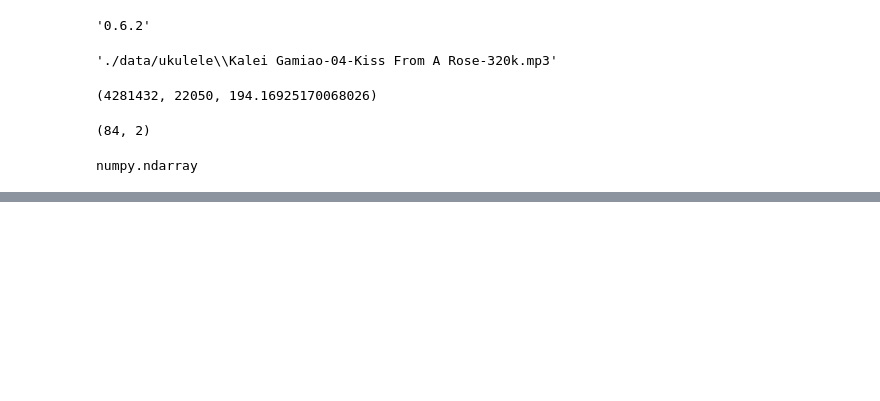
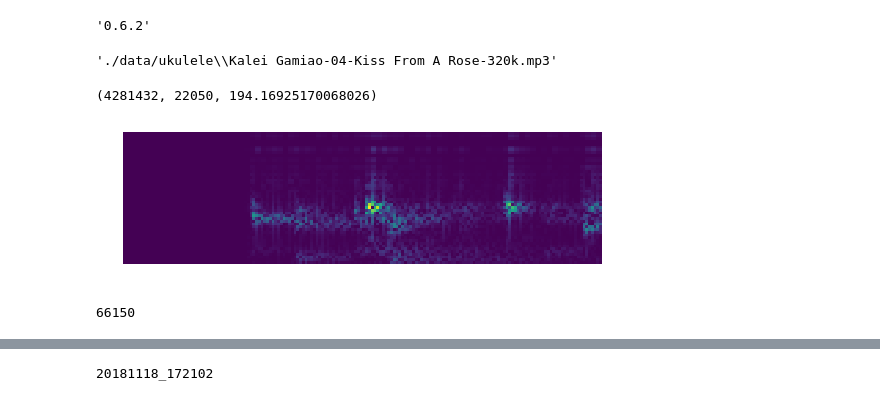
Before and after one commit to sweetcocoa/timbre_transfer, a Jupyter notebook: librosa_practice.ipynb, the cells around one changed output, grey strips where cells are left out. Saved outputs shown, nothing was run; the diff lists cells and outputs as text; code cells hidden in the pictures; blank space fills up the shorter version.

Commit message:
librosa practicing..

```diff
--- a/librosa_practice.ipynb
+++ b/librosa_practice.ipynb
@@ -21,16 +23,21 @@ duration = len(y) / sr
 len(y), sr, duration
 # %% [output]
 (4281432, 22050, 194.16925170068026)
-# %%
-window_size = 512
-one_window = y[:window_size]
-cqt = librosa.cqt(one_window)
-cqt.shape
-# %% [output]
-(84, 2)
-# %%
-C_cqt = abs(cqt)
-type(C_cqt)
-# %% [output]
-numpy.ndarray
+# %%
+C_cqts = []
+target_duration = 2
+for i in range(0, int(sr*target_duration), window_size):
+    one_window = y[i:min(i+window_size, len(y))]
+    C_cqt = abs(librosa.cqt(one_window, sr=sr, fmin=librosa.note_to_hz("C2"), n_bins=48))
+    C_cqts.append(C_cqt)
+# %%
+C_cqts_cat = np.concatenate(C_cqts, axis=1)
+# %%
+PinkBlack.notebook.show_multiple_images([C_cqts_cat], img_size=10)
+# %% [output]
+[figure, added]
+# %%
+sr*target_duration
+# %% [output]
+66150
 # %%
@@ -39,0 +49,6 @@ IPython.display.Audio(data=y[20480:20480+window_size], rate=sr)
+# %%
+dt = datetime.datetime.fromtimestamp(time.time())
+dt = datetime.datetime.strftime(dt, '%Y%m%d_%H%M%S')
+print(dt)
+# %% [output]
+20181118_172102
```
Also changed, not shown: parts of 3 cells of this notebook, 5 other files.
